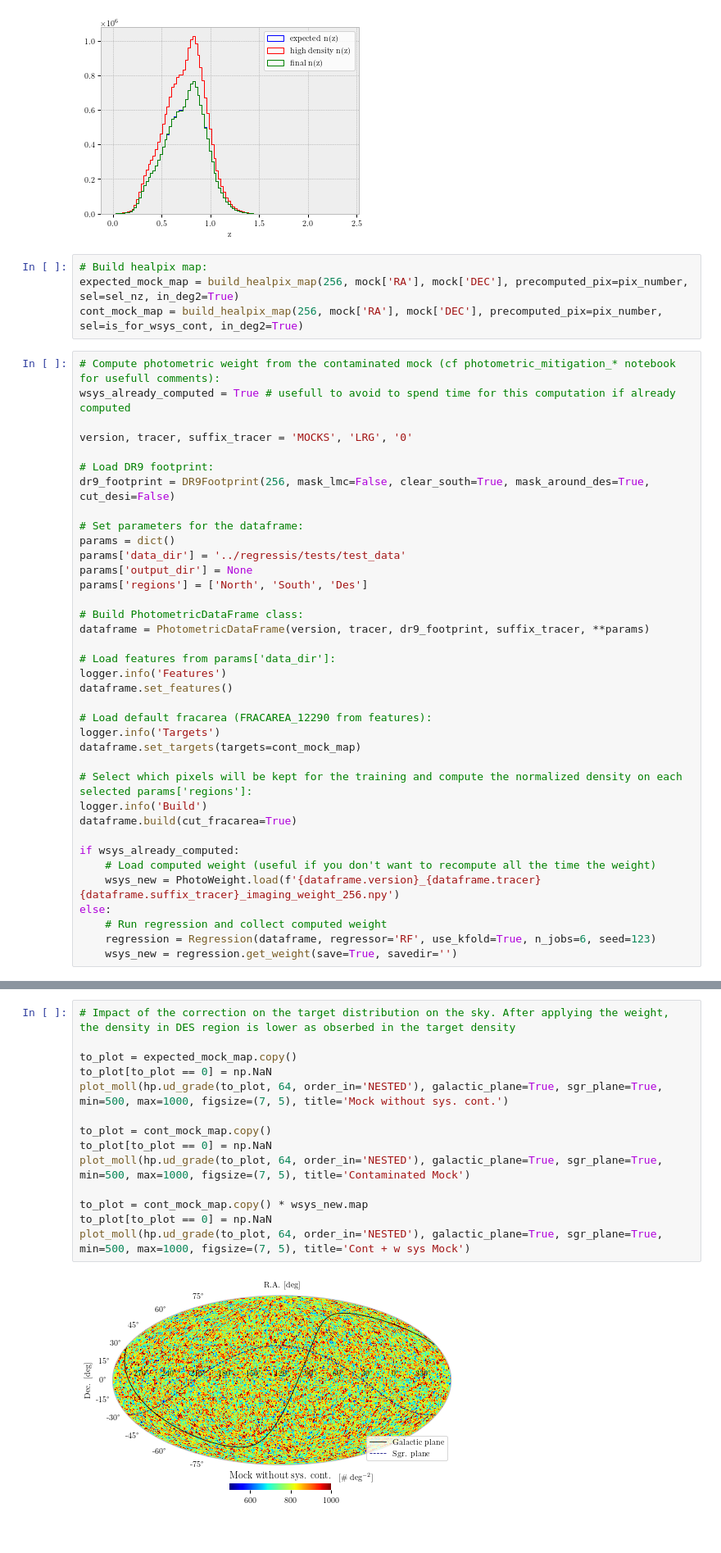
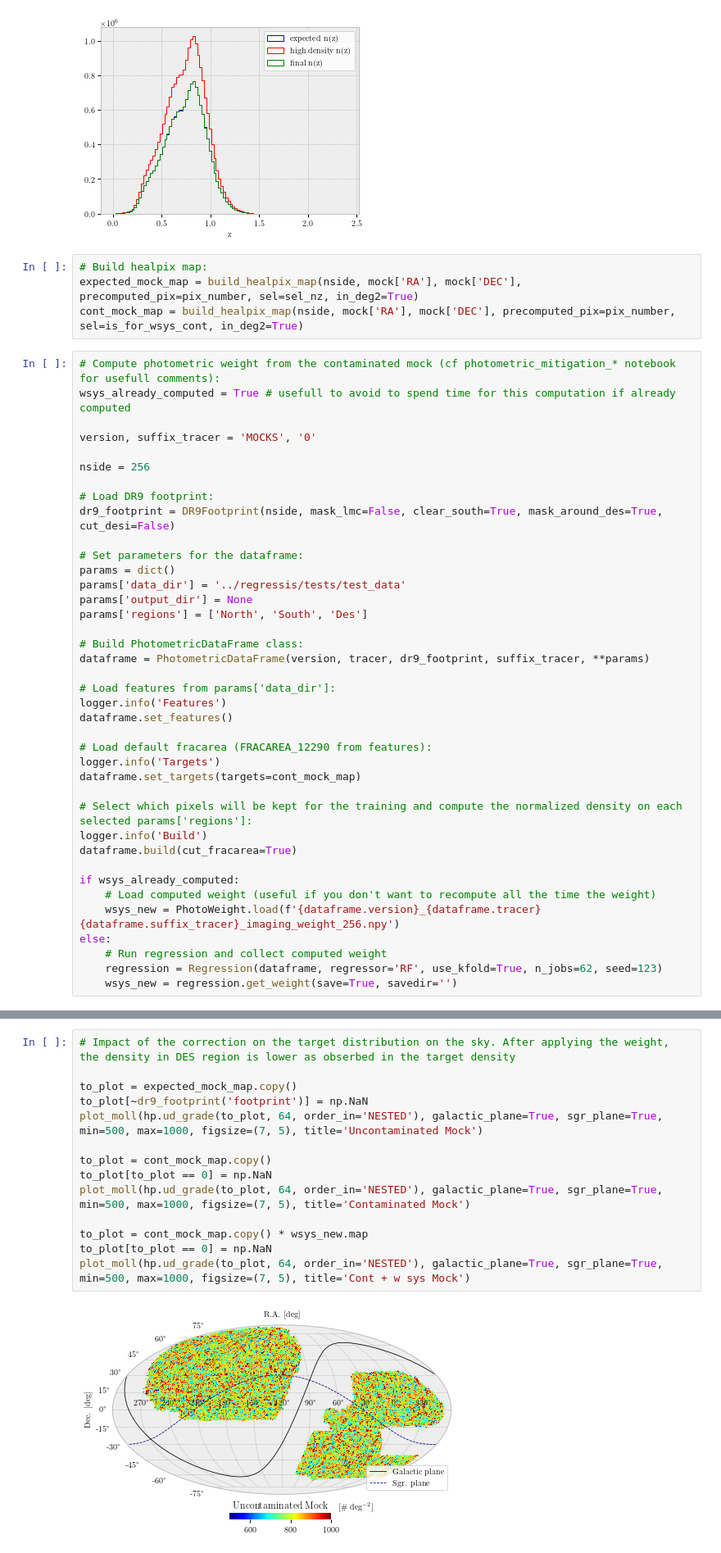
Before and after one commit to echaussidon/regressis, a Jupyter notebook: nb/contaminated_mocks.ipynb, the cells around one changed output, grey strips where cells are left out. Shown at 82% size. Saved outputs shown, nothing was run; the diff lists cells and outputs as text.

Commit message:
upadte contaminate mocks

```diff
--- a/nb/contaminated_mocks.ipynb
+++ b/nb/contaminated_mocks.ipynb
@@ -120,16 +124,18 @@ plt.show()
 [figure]
 # %%
 # Build healpix map:
-expected_mock_map = build_healpix_map(256, mock['RA'], mock['DEC'], precomputed_pix=pix_number, sel=sel_nz, in_deg2=True)
-cont_mock_map = build_healpix_map(256, mock['RA'], mock['DEC'], precomputed_pix=pix_number, sel=is_for_wsys_cont, in_deg2=True)
+expected_mock_map = build_healpix_map(nside, mock['RA'], mock['DEC'], precomputed_pix=pix_number, sel=sel_nz, in_deg2=True)
+cont_mock_map = build_healpix_map(nside, mock['RA'], mock['DEC'], precomputed_pix=pix_number, sel=is_for_wsys_cont, in_deg2=True)
 # %%
 # Compute photometric weight from the contaminated mock (cf photometric_mitigation_* notebook for usefull comments):
 wsys_already_computed = True # usefull to avoid to spend time for this computation if already computed
 
-version, tracer, suffix_tracer = 'MOCKS', 'LRG', '0'
+version, suffix_tracer = 'MOCKS', '0'
+
+nside = 256
 
 # Load DR9 footprint:
-dr9_footprint = DR9Footprint(256, mask_lmc=False, clear_south=True, mask_around_des=True, cut_desi=False)
+dr9_footprint = DR9Footprint(nside, mask_lmc=False, clear_south=True, mask_around_des=True, cut_desi=False)
 
 # Set parameters for the dataframe:
 params = dict()
@@ -157,6 +163,6 @@ if wsys_already_computed:
     wsys_new = PhotoWeight.load(f'{dataframe.version}_{dataframe.tracer}{dataframe.suffix_tracer}_imaging_weight_256.npy')
 else:
     # Run regression and collect computed weight
-    regression = Regression(dataframe, regressor='RF', use_kfold=True, n_jobs=6, seed=123)
+    regression = Regression(dataframe, regressor='RF', use_kfold=True, n_jobs=62, seed=123)
     wsys_new = regression.get_weight(save=True, savedir='')
 # %% [output]
@@ -179,18 +185,18 @@ else:
 # %%
 # Impact of the correction on the target distribution on the sky. After applying the weight, the density in DES region is lower as obserbed in the target density
 
 to_plot = expected_mock_map.copy()
-to_plot[to_plot == 0] = np.NaN
-plot_moll(hp.ud_grade(to_plot, 64, order_in='NESTED'), galactic_plane=True, sgr_plane=True, min=500, max=1000, figsize=(7, 5), title='Mock without sys. cont.')
+to_plot[~dr9_footprint('footprint')] = np.NaN
+plot_moll(hp.ud_grade(to_plot, 64, order_in='NESTED'), galactic_plane=True, sgr_plane=True, min=500, max=1000, figsize=(7, 5), title='Uncontaminated Mock')
 
 to_plot = cont_mock_map.copy()
 to_plot[to_plot == 0] = np.NaN
 plot_moll(hp.ud_grade(to_plot, 64, order_in='NESTED'), galactic_plane=True, sgr_plane=True, min=500, max=1000, figsize=(7, 5), title='Contaminated Mock')
 
 to_plot = cont_mock_map.copy() * wsys_new.map
 to_plot[to_plot == 0] = np.NaN
 plot_moll(hp.ud_grade(to_plot, 64, order_in='NESTED'), galactic_plane=True, sgr_plane=True, min=500, max=1000, figsize=(7, 5), title='Cont + w sys Mock')
 # %% [output]
-[figure, old version]
+[figure, new version]
 [figure]
 [figure]
```
Also changed, not shown: parts of 9 cells of this notebook, 3 other files.
